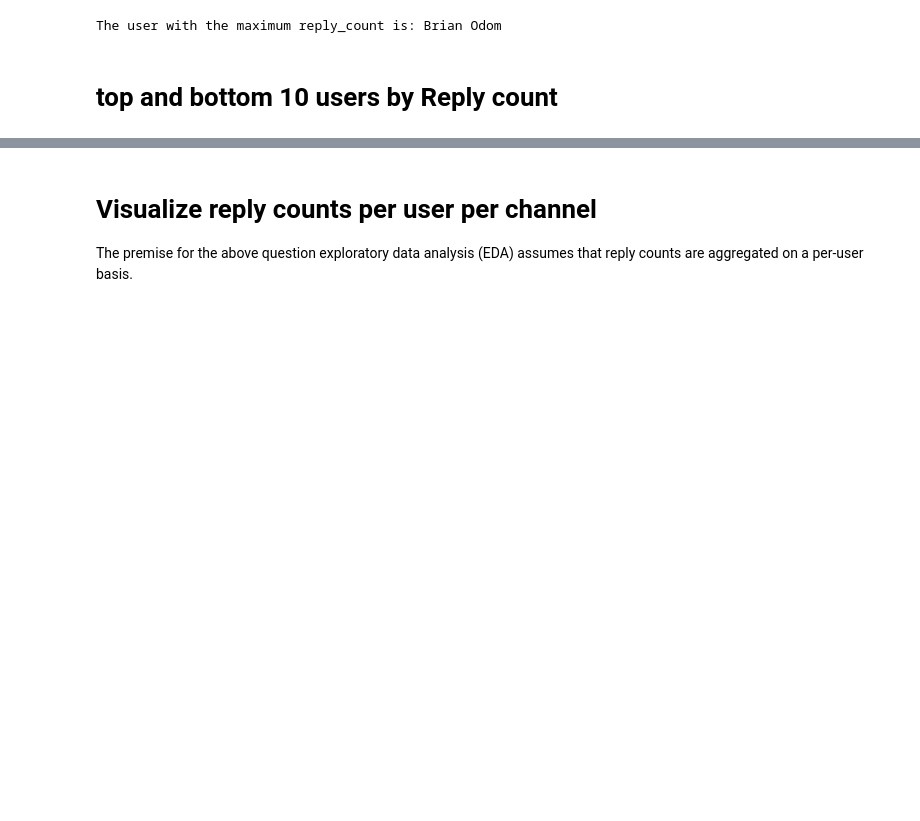
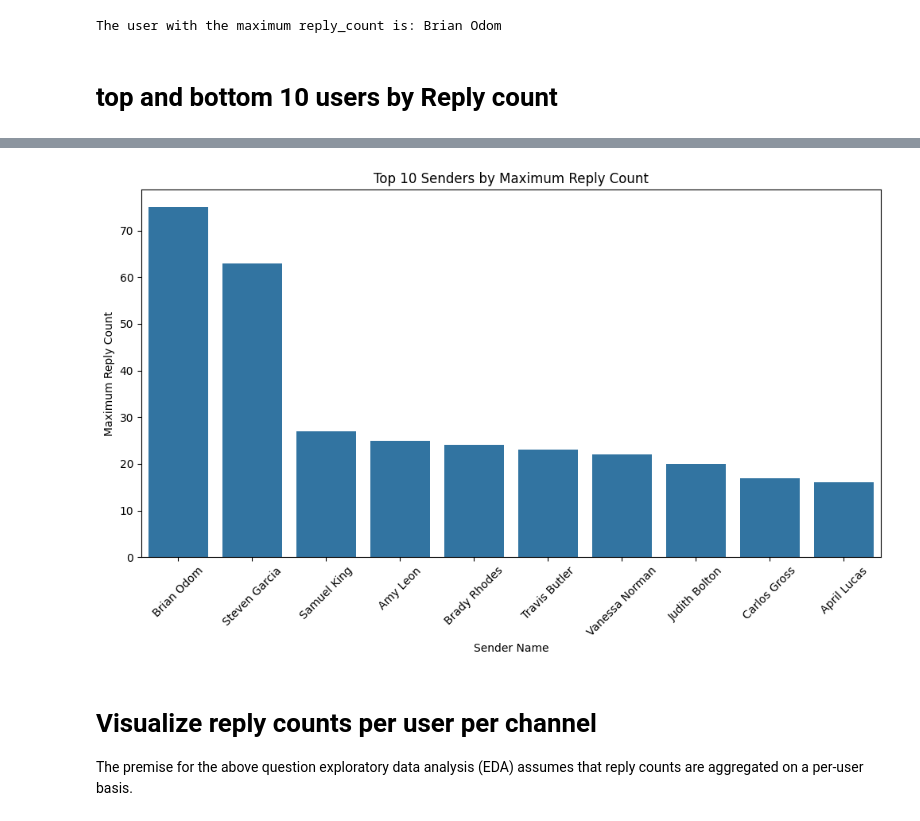
Before and after one commit to olaniSiyum/week0-starter-network-analysis, a Jupyter notebook: notebooks/parse_slack_data.ipynb, the cells around one changed output, grey strips where cells are left out. Drawn from its saved outputs; the diff is of its cells as text; code cells hidden in the pictures; blank space fills up the shorter version.

```diff
--- a/notebooks/parse_slack_data.ipynb
+++ b/notebooks/parse_slack_data.ipynb
@@ -222,6 +250,8 @@ bottom_10_senders_eda(df)
 # %%
 # histogram plot for bottom_10_users
-top_10_senders_eda(df)
+top_10_senders_eda(df_community)
+# %% [output]
+[figure, added]
 # %%
 df.shape
 # %% [markdown]
```
Also changed, not shown: parts of 3 cells of this notebook.
